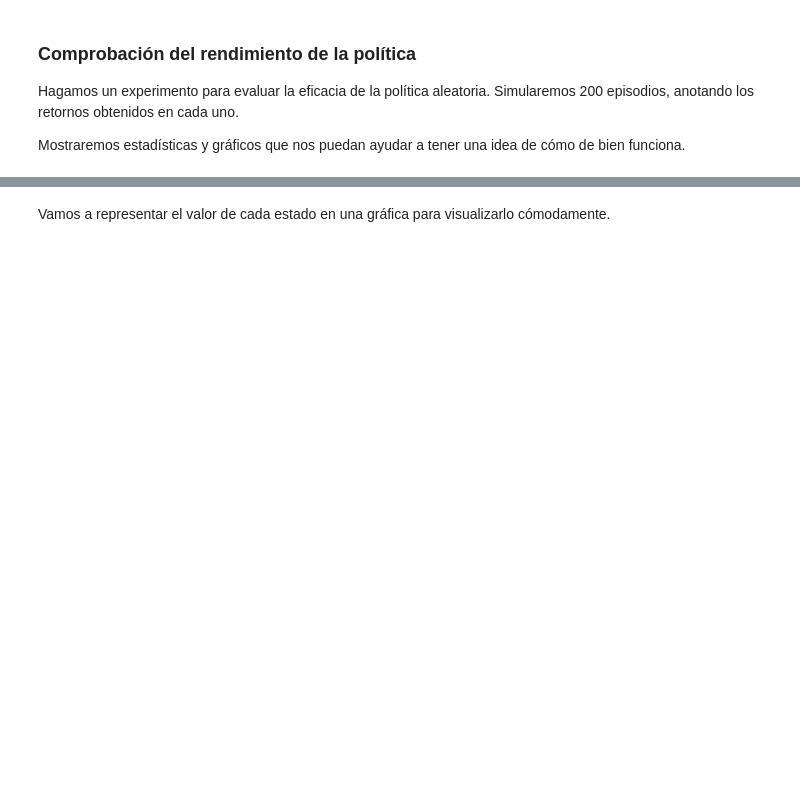
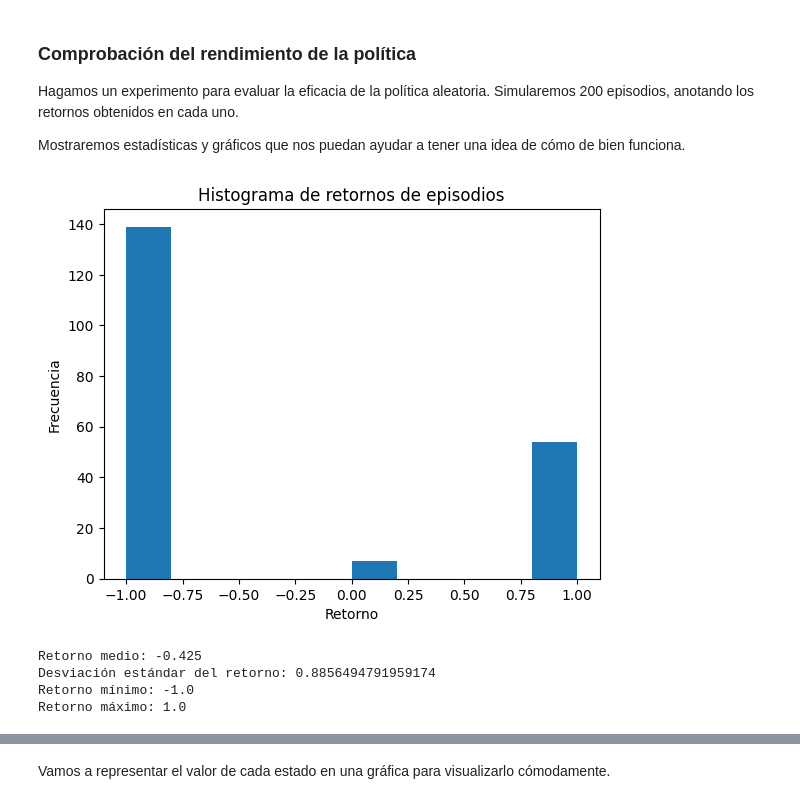
Before and after one commit to EmilioUcelayLojo/AA3, a Jupyter notebook: lab5/lab5.ipynb, the cells around one changed output, grey strips where cells are left out. Cells and saved outputs as stored; diff of their text form; code cells hidden in the pictures; blank space fills up the shorter version.

```diff
--- a/lab5/lab5.ipynb
+++ b/lab5/lab5.ipynb
@@ -193,15 +288,54 @@ print('Recorrido:', recorrido)
 Hagamos un experimento para evaluar la eficacia de la política aleatoria. Simularemos 200 episodios, anotando los retornos obtenidos en cada uno.
 
 Mostraremos estadísticas y gráficos que nos puedan ayudar a tener una idea de cómo de bien funciona.
-# %%
-# TODO - Recupera la función comprueba política del lab4
-# Modifícala para que registre y muestre las recompensas en lugar del número de pasos
-# y úsala para probar la política aleatoria
-def comprueba_politica(politica:np.ndarray, imprime:bool = False) -> None:
-    ...
-
-# Comprueba los retornos de la política aleatoria usando la función recién declarada
-...
+# %%
+# TODO - Recupera la función comprueba política del lab4
+# Modifícala para que registre y muestre las recompensas en lugar del número de pasos
+# y úsala para probar la política aleatoria
+def comprueba_politica(politica: np.ndarray, imprime: bool = False) -> None:
+    """
+    Comprueba el rendimiento de una política simulando varios episodios y mostrando estadísticas.
+
+    Args:
+        politica: La política a evaluar.
+        imprime: Si es True, imprime información sobre cada episodio en la consola.
+    """
+    episodios_retornos = []  # Lista para almacenar los retornos de cada episodio
+
+    # Simula 200 episodios y almacena los retornos
+    for iteracion in range(200):
+        retorno, num_pasos, _ = simula_episodio(politica, imprime=imprime)  # Simular un episodio
+        episodios_retornos.append(retorno)  # Guardar el retorno
+        if imprime:
+            print(f'{iteracion + 1} - Simulado un episodio con retorno {retorno}')  # Mostrar el mensaje
+
+    # Mostrar histograma de retornos
+    plt.hist(episodios_retornos)
+    plt.xlabel('Retorno')
+    plt.ylabel('Frecuencia')
+    plt.title('Histograma de retornos de episodios')
+    plt.show()
+
+    # Mostrar diagrama de caja de retornos
+    # plt.boxplot(episodios_retornos)
+    # plt.ylabel('Retorno')
+    # plt.title('Diagrama de caja de retornos de episodios')
+    # plt.show()
+
+    # Mostrar estadísticas de retornos
+    print('Retorno medio:', np.mean(episodios_retornos))
+    print('Desviación estándar del retorno:', np.std(episodios_retornos))
+    print('Retorno mínimo:', np.min(episodios_retornos))
+    print('Retorno máximo:', np.max(episodios_retornos))
+
+# Comprueba los retornos de la política aleatoria usando la función recién declarada
+comprueba_politica(politica_aleatoria)
+# %% [output]
+[figure, added]
+Retorno medio: -0.425
+Desviación estándar del retorno: 0.8856494791959174
+Retorno mínimo: -1.0
+Retorno máximo: 1.0
 # %% [markdown]
 Podrás comprobar que si se juega al Blackjack siguiendo una política aleatoria, la expectativa es que se va a perder bastante dinero.
 
```
Also changed, not shown: parts of 16 cells of this notebook.
